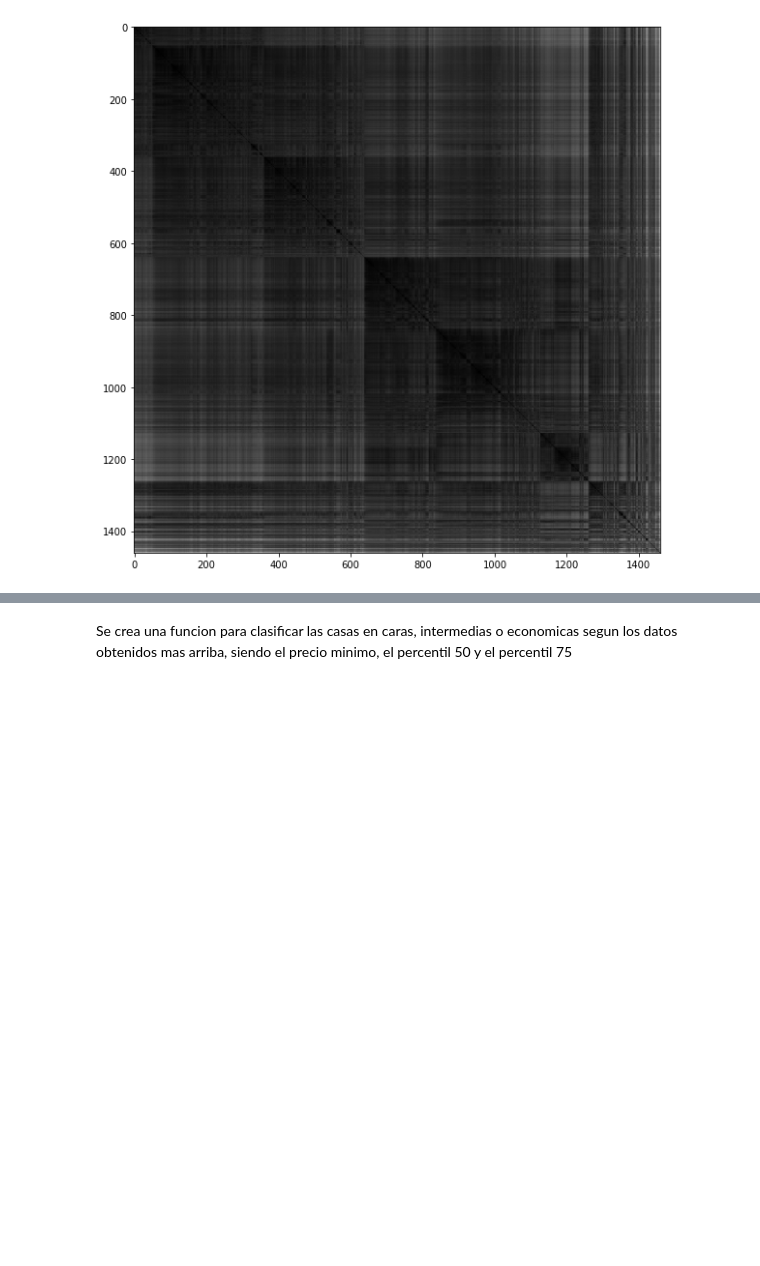
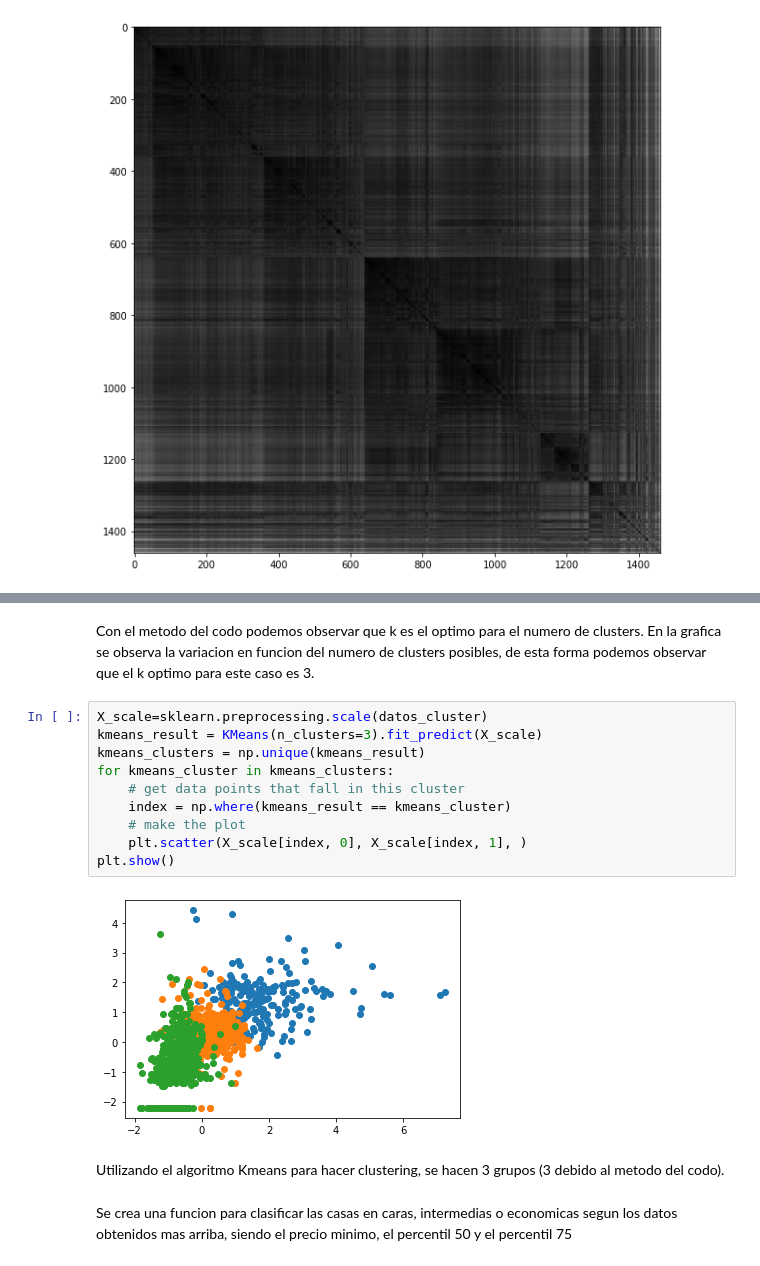
Before and after one commit to JosePabloPonce/MineriaHDT3, a Jupyter notebook: hdt3.ipynb, the cells around one changed output, grey strips where cells are left out. Drawn from its saved outputs; the diff is of its cells as text; blank space fills up the shorter version.

```diff
--- a/hdt3.ipynb
+++ b/hdt3.ipynb
@@ -143,3 +159,19 @@ pyclustertend.vat(X_scale)
+# %% [markdown]
+Con el metodo del codo podemos observar que k es el optimo para el numero de clusters. En la grafica se observa la variacion en funcion del numero de clusters posibles, de esta forma podemos observar que el k optimo para este caso es 3.
+# %%
+X_scale=sklearn.preprocessing.scale(datos_cluster)
+kmeans_result = KMeans(n_clusters=3).fit_predict(X_scale)
+kmeans_clusters = np.unique(kmeans_result)
+for kmeans_cluster in kmeans_clusters:
+    # get data points that fall in this cluster
+    index = np.where(kmeans_result == kmeans_cluster)
+    # make the plot
+    plt.scatter(X_scale[index, 0], X_scale[index, 1], )
+plt.show()
+# %% [output]
+[figure, added]
+# %% [markdown]
+Utilizando el algoritmo Kmeans para hacer clustering, se hacen 3 grupos (3 debido al metodo del codo).
 # %% [markdown]
 Se crea una funcion para clasificar las casas en caras, intermedias o economicas segun los datos obtenidos mas arriba, siendo el precio minimo, el percentil 50 y el percentil 75
 # %%
```
Also changed, not shown: parts of 3 cells of this notebook.
